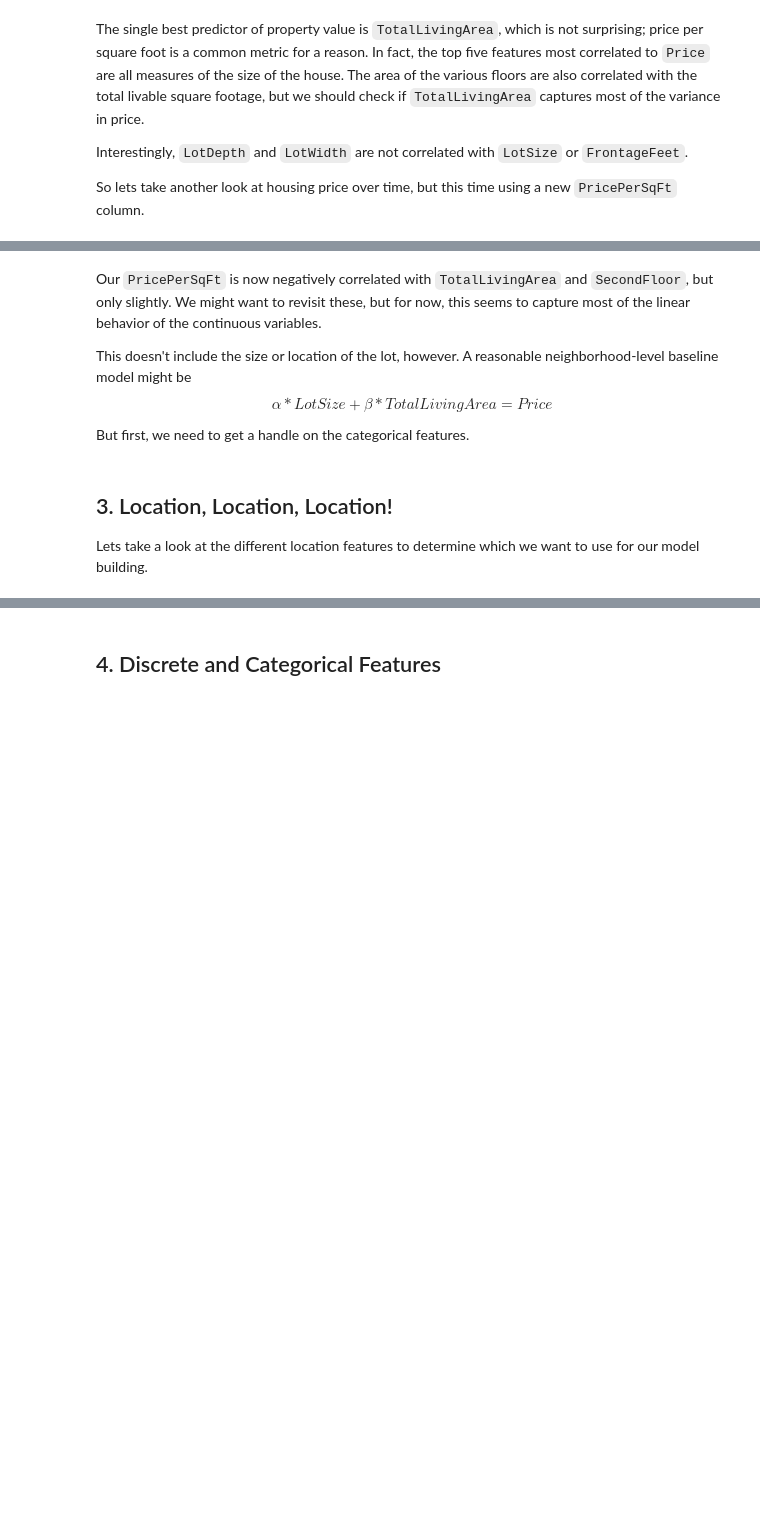
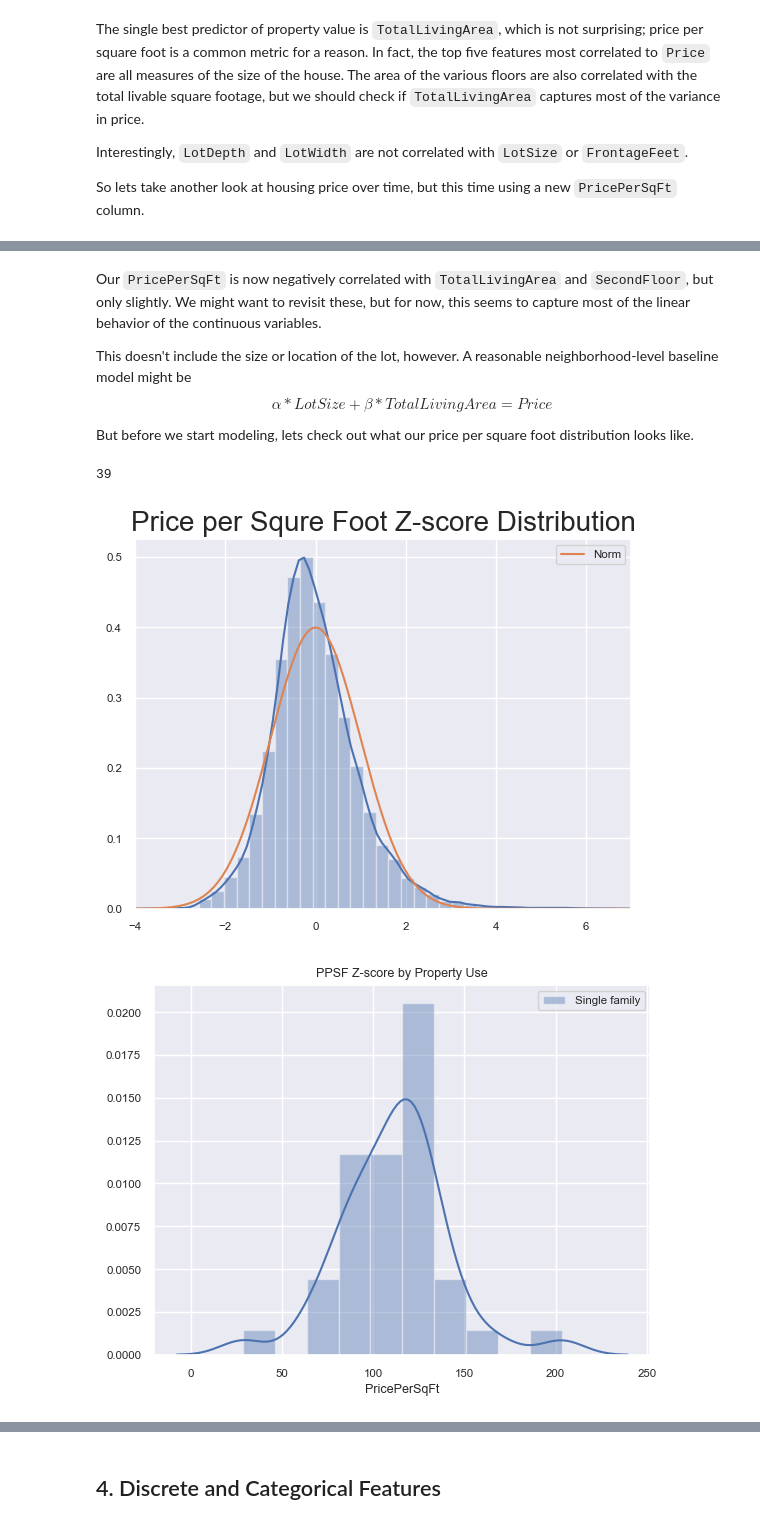
Before and after one commit to neffmallon/MadisonRealEstate, a Jupyter notebook: overview.ipynb, the cells around one changed output, grey strips where cells are left out. Cells and saved outputs as stored; diff of their text form; code cells hidden in the pictures; blank space fills up the shorter version.

Commit message:
draft checkpoint

```diff
--- a/overview.ipynb
+++ b/overview.ipynb
@@ -273,8 +388,4 @@ Our `PricePerSqFt` is now negatively correlated with `TotalLivingArea` and `Seco
 This doesn't include the size or location of the lot, however. A reasonable neighborhood-level baseline model might be
 $$\alpha * LotSize + \beta * TotalLivingArea = Price$$
 
-But first, we need to get a handle on the categorical features.
+But before we start modeling, lets check out what our price per square foot distribution looks like.
-# %% [markdown]
-## 3. Location, Location, Location!
-
-Lets take a look at the different location features to determine which we want to use for our model building.
@@ -282,0 +392,27 @@ Lets take a look at the different location features to determine which we want t
+# %%
+sns.distplot(df.PPSFzscore.values)
+plt.title("Price per Squre Foot Z-score Distribution", size=20)
+
+plt.xlim(-4,7)
+xt = plt.xticks()[0]
+xmin, xmax = min(xt), max(xt)
+lnspc = np.linspace(xmin, xmax, len(df.PPSFzscore.values))
+
+m, s = sp.stats.norm.fit(df.PPSFzscore.values) # get mean and standard deviation
+pdf_g = sp.stats.norm.pdf(lnspc, m, s) # now get theoretical values in our interval
+plt.plot(lnspc, pdf_g, label="Norm") # plot it
+plt.legend()
+plt.savefig('ppsf.png')
+
+plt.figure()
+#legend = ['Single family','Condominium',"Multi Unit"]
+#sns.distplot(df.loc[df.PropertyUse == 'Single family',('PPSFzscore')])
+sns.distplot(df.loc[df.PropertyUse == 'Condominium',('PricePerSqFt')])
+#sns.distplot(df[df.PropertyUse != 'Single family'][df.PropertyUse != 'Condominium'].PPSFzscore.values)
+plt.legend(legend)
+plt.title("PPSF Z-score by Property Use")
+df[df.PropertyUse == 'Condominium'].PropertyUse.count()
+# %% [output]
+39
+[figure, added]
+[figure, added]
```
Also changed, not shown: parts of 33 cells of this notebook.
